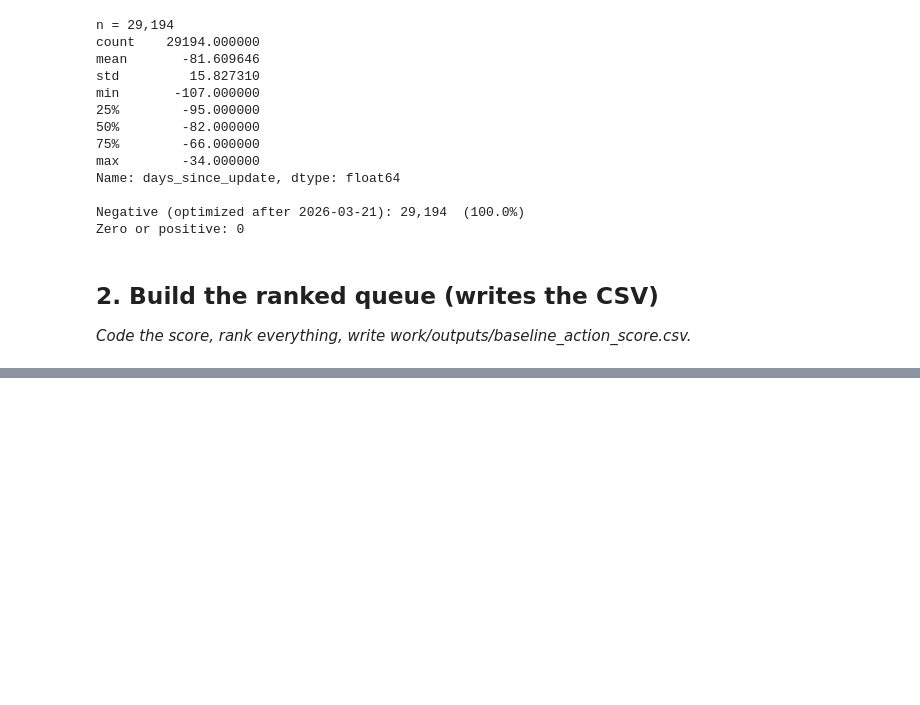
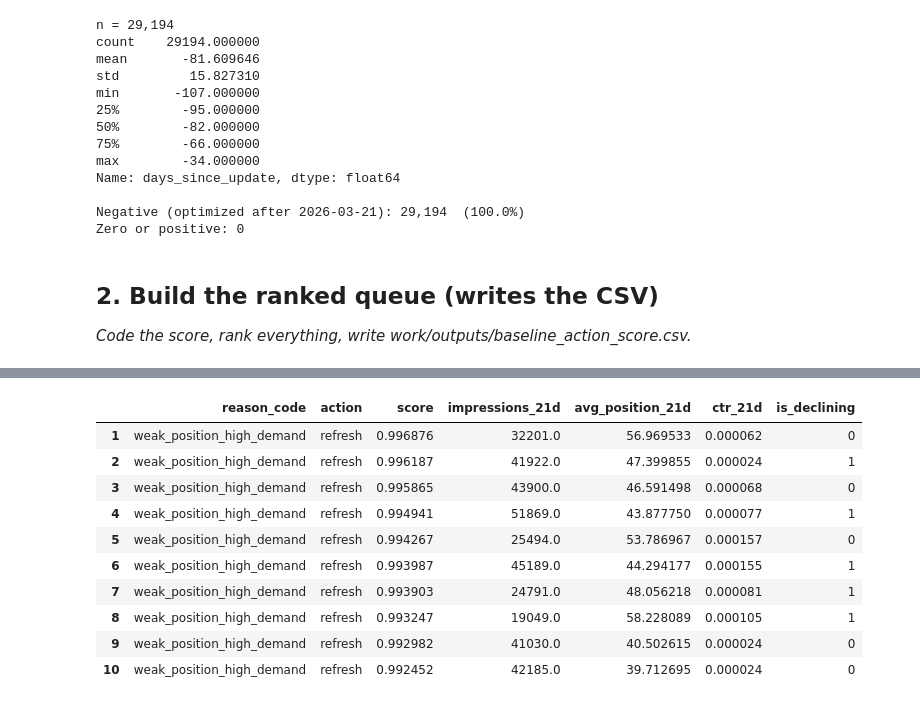
Before and after one commit to AaronL123/Flyrank-ML-assignments, a Jupyter notebook: work/notebooks/w04_baseline_score.ipynb, the cells around one changed output, grey strips where cells are left out. Drawn from its saved outputs; the diff is of its cells as text; code cells hidden in the pictures; blank space fills up the shorter version.

Commit message:
ML-07: baseline rule, ranked queue, top-10 review

```diff
--- a/work/notebooks/w04_baseline_score.ipynb
+++ b/work/notebooks/w04_baseline_score.ipynb
@@ -190,0 +174,40 @@ Zero or positive: 0
+# %%
+top10_impr = frame.impressions_21d.quantile(0.90)
+
+def assign(row):
+    if row.avg_position_21d > 10 and row.impressions_21d >= top10_impr * 0.1:
+        return "weak_position_high_demand"
+    if row.avg_position_21d <= 10 and row.ctr_21d < 0.0038:
+        return "low_ctr_good_position"
+    if row.impressions_21d >= 100 and row.ctr_21d < 0.01:
+        return "thin_engagement"
+    return "no_flag"
+
+frame["reason_code"] = frame.apply(assign, axis=1)
+
+ACTION = {
+    "weak_position_high_demand": "refresh",
+    "low_ctr_good_position":     "optimize_title_meta",
+    "thin_engagement":           "review_manually",
+    "no_flag":                   "no_action",
+}
+frame["action"] = frame.reason_code.map(ACTION)
+
+frame["score"] = (
+    frame.impressions_21d.rank(pct=True) * 0.3 +
+    frame.avg_position_21d.rank(pct=True) * 0.3 +
+    (1 - frame.ctr_21d.rank(pct=True)) * 0.4
+)
+frame.loc[frame.reason_code == "no_flag", "score"] = 0
+
+queue = frame.sort_values(["score", "content_hash_id"], ascending=[False, True]).reset_index(drop=True)
+
+os.makedirs("work/outputs", exist_ok=True)
+cols = ["client_hash_id", "content_hash_id", "reason_code", "action", "score",
+        "impressions_21d", "avg_position_21d", "ctr_21d", "is_declining"]
+queue[cols].to_csv("work/outputs/baseline_action_score.csv", index=False)
+
+base = frame.is_declining.mean()
+print(f"Base rate: {base:.1%}")
+for k in (20, 50):
+    print(f"precision@{k}: {queue.head(k).is_declining.mean():.1%}")
@@ -190,0 +235,17 @@ Zero or positive: 0
+# %%
+review = queue.head(10)[["reason_code", "action", "score",
+                          "impressions_21d", "avg_position_21d", "ctr_21d", "is_declining"]]
+review.index = range(1, 11)
+review
+# %% [output]
+|  | reason_code | action | score | impressions_21d | avg_position_21d | ctr_21d | is_declining |
+| 1 | weak_position_high_demand | refresh | 0.996876 | 32201.0 | 56.969533 | 0.000062 | 0 |
+| 2 | weak_position_high_demand | refresh | 0.996187 | 41922.0 | 47.399855 | 0.000024 | 1 |
+| 3 | weak_position_high_demand | refresh | 0.995865 | 43900.0 | 46.591498 | 0.000068 | 0 |
+| 4 | weak_position_high_demand | refresh | 0.994941 | 51869.0 | 43.877750 | 0.000077 | 1 |
+| 5 | weak_position_high_demand | refresh | 0.994267 | 25494.0 | 53.786967 | 0.000157 | 0 |
+| 6 | weak_position_high_demand | refresh | 0.993987 | 45189.0 | 44.294177 | 0.000155 | 1 |
+| 7 | weak_position_high_demand | refresh | 0.993903 | 24791.0 | 48.056218 | 0.000081 | 1 |
+| 8 | weak_position_high_demand | refresh | 0.993247 | 19049.0 | 58.228089 | 0.000105 | 1 |
+| 9 | weak_position_high_demand | refresh | 0.992982 | 41030.0 | 40.502615 | 0.000024 | 0 |
+| 10 | weak_position_high_demand | refresh | 0.992452 | 42185.0 | 39.712695 | 0.000024 | 0 |
```
Also changed, not shown: parts of 12 cells of this notebook.
